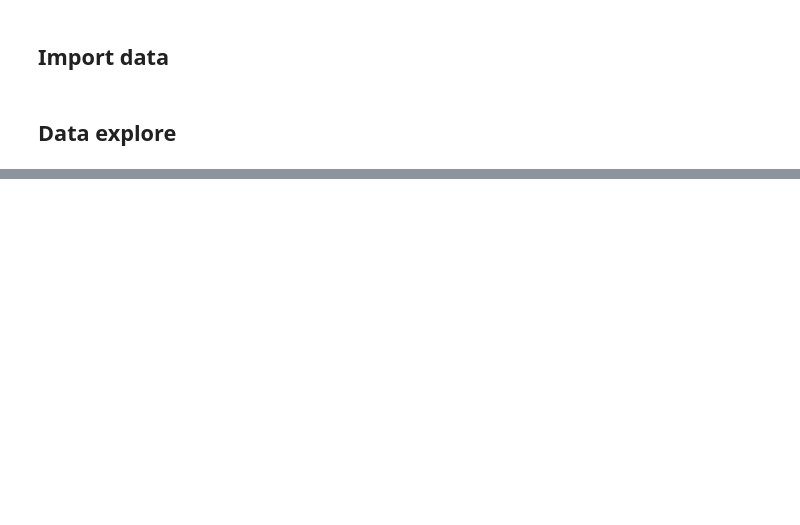
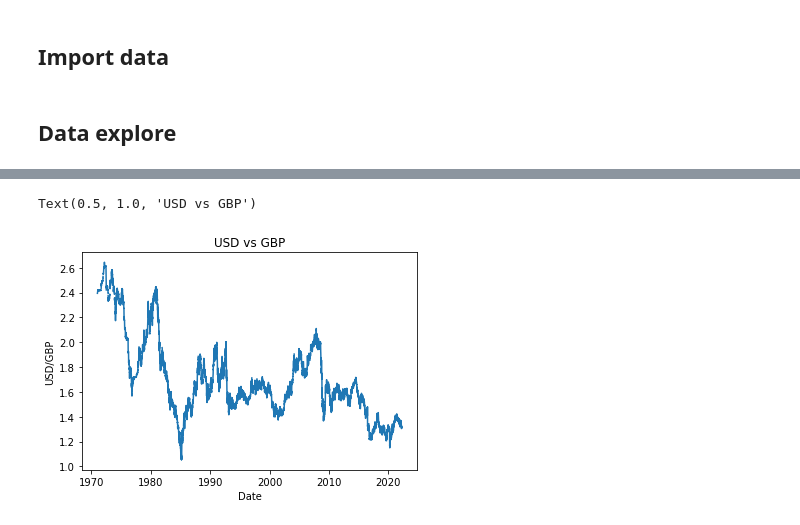
Before and after one commit to veryveryspooky/foreign_exchange_prediction, a Jupyter notebook: main.ipynb, the cells around one changed output, grey strips where cells are left out. Drawn from its saved outputs; the diff is of its cells as text; code cells hidden in the pictures; blank space fills up the shorter version.

```diff
--- a/main.ipynb
+++ b/main.ipynb
@@ -30,0 +73,8 @@ Text(0, 0.5, 'JPY_USD')
+# %%
+plt.plot(usd_gbp['Date'], usd_gbp['value'])
+plt.xlabel('Date')
+plt.ylabel('USD/GBP')
+plt.title('USD vs GBP')
+# %% [output]
+Text(0.5, 1.0, 'USD vs GBP')
+[figure, added]
```
Also changed, not shown: parts of 9 cells of this notebook.
